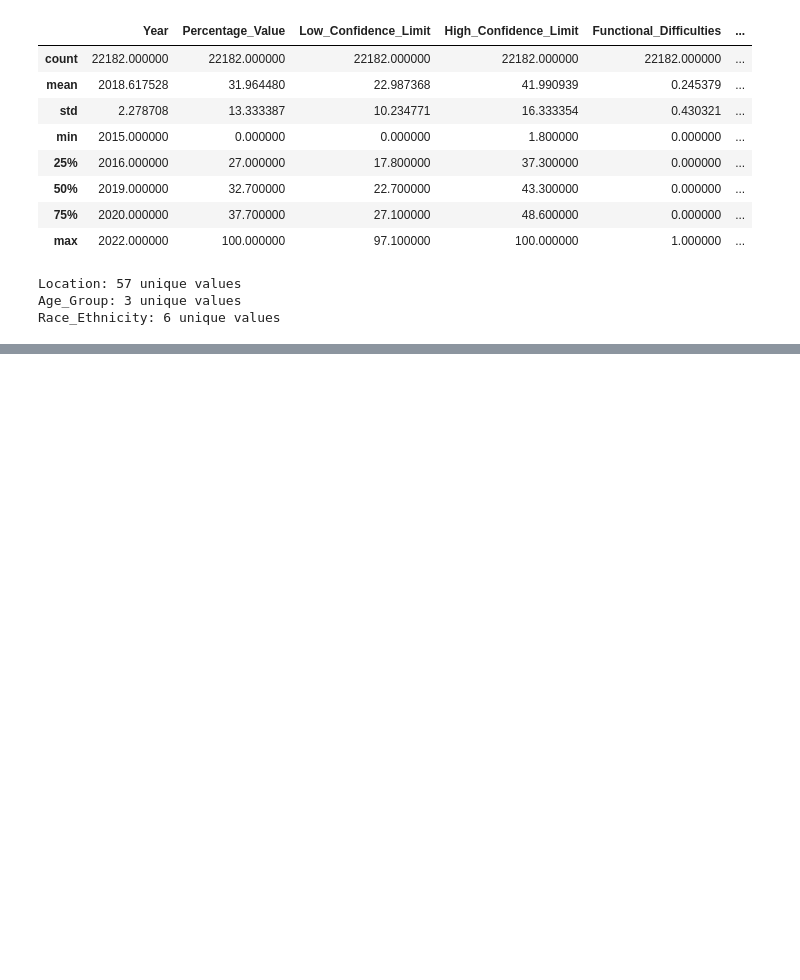
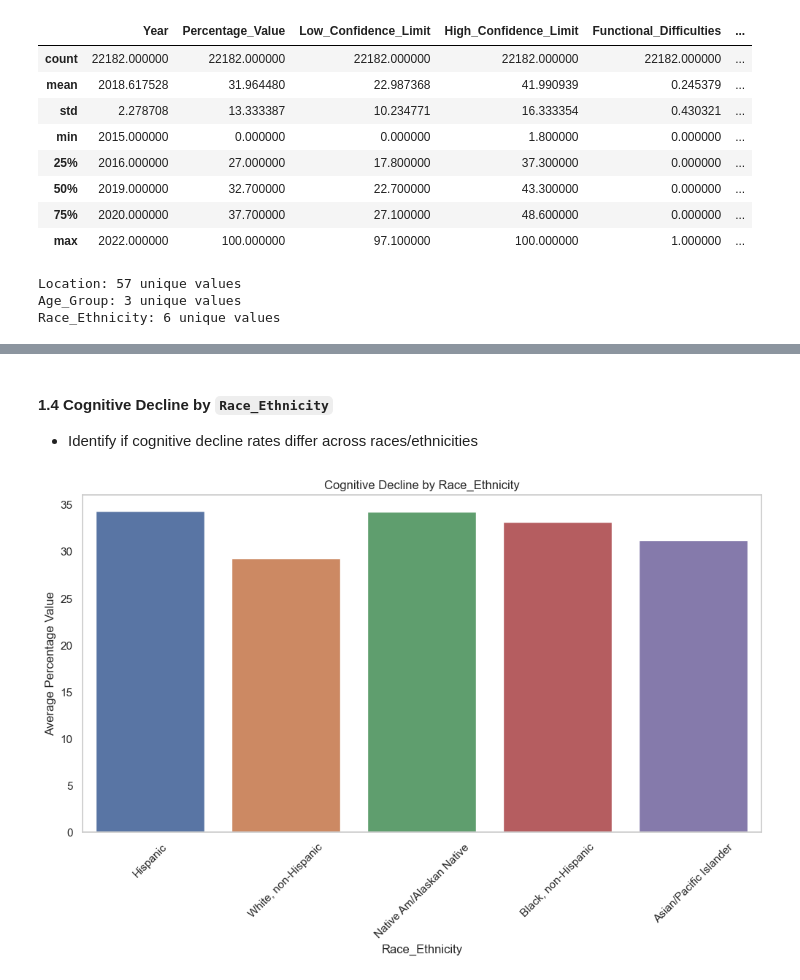
Before and after one commit to sowmyamaddali/cognitive-decline-analysis, a Jupyter notebook: notebooks/data_processing_exploration.ipynb, the cells around one changed output, grey strips where cells are left out. Cells and saved outputs as stored; diff of their text form; code cells hidden in the pictures; blank space fills up the shorter version.

```diff
--- a/notebooks/data_processing_exploration.ipynb
+++ b/notebooks/data_processing_exploration.ipynb
@@ -66,0 +143,18 @@ Race_Ethnicity: 6 unique values
+# %% [markdown]
+#### 1.4 Cognitive Decline by `Race_Ethnicity`
+- Identify if cognitive decline rates differ across races/ethnicities
+# %%
+# bar plot
+plt.figure(figsize=(12, 6))
+df_filtered = df[df["Race_Ethnicity"] != "Not Specified"]
+sns.barplot(data=df_filtered, x="Race_Ethnicity", y="Percentage_Value",
+            estimator="mean", errorbar=None, hue="Race_Ethnicity",
+           dodge=False)
+plt.title("Cognitive Decline by Race_Ethnicity")
+plt.xlabel("Race_Ethnicity")
+plt.ylabel("Average Percentage Value")
+plt.xticks(rotation=45)
+plt.grid(axis="y")
+plt.show()
+# %% [output]
+[figure, added]
```
Also changed, not shown: parts of 15 cells of this notebook.
